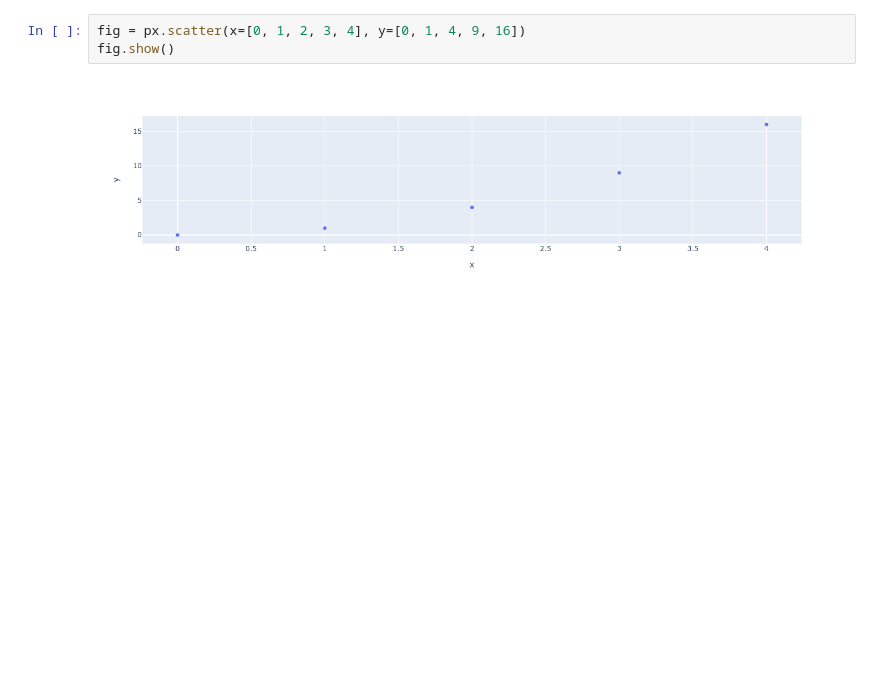
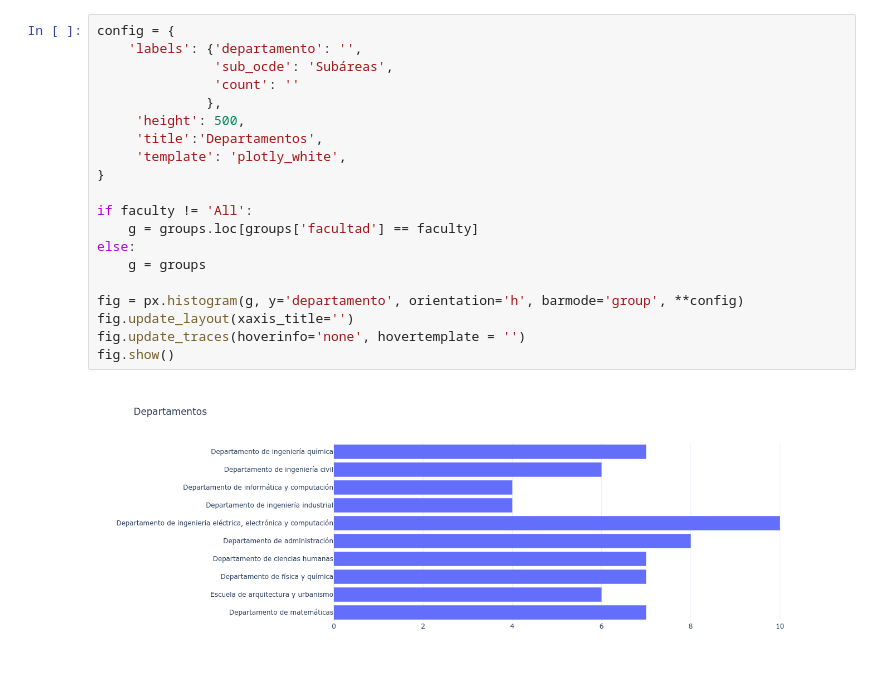
Before and after one commit to UN-Dima/un-dima.github.io, a Jupyter notebook: notebooks/Untitled.ipynb, the cells around one changed output. Saved outputs shown, nothing was run; the diff lists cells and outputs as text; blank space fills up the shorter version.

```diff
--- a/notebooks/Untitled.ipynb
+++ b/notebooks/Untitled.ipynb
@@ -93,5 +144,22 @@ fig.show()
-# %%
-fig = px.scatter(x=[0, 1, 2, 3, 4], y=[0, 1, 4, 9, 16])
-fig.show()
-# %% [output]
-[figure, removed]
+# %%
+config = {
+    'labels': {'departamento': '',
+               'sub_ocde': 'Subáreas',
+               'count': ''
+              },
+     'height': 500,
+     'title':'Departamentos',
+     'template': 'plotly_white',
+}
+
+if faculty != 'All':
+    g = groups.loc[groups['facultad'] == faculty]
+else:
+    g = groups
+
+fig = px.histogram(g, y='departamento', orientation='h', barmode='group', **config)
+fig.update_layout(xaxis_title='')
+fig.update_traces(hoverinfo='none', hovertemplate = '')
+fig.show()
+# %% [output]
+[figure, added]
```
Also changed, not shown: parts of 17 cells of this notebook, 57 other files.
